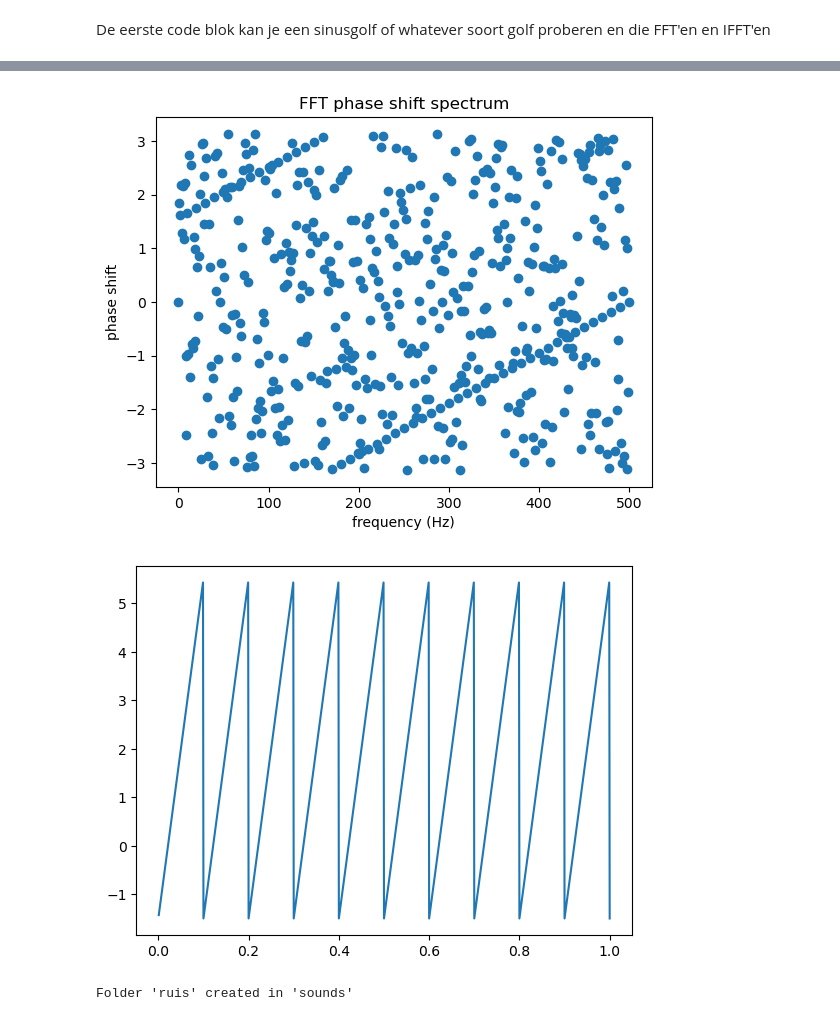
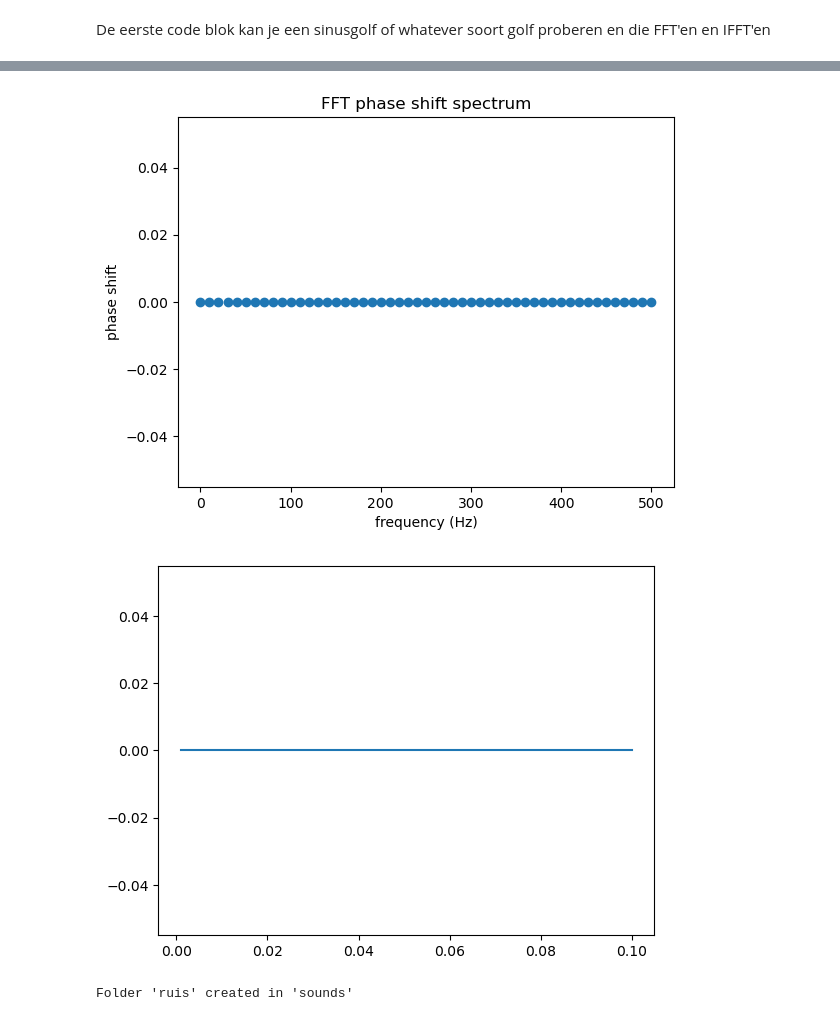
Before and after one commit to TapWhite/PE1, a Jupyter notebook: PE_sessions/PE_session_2/Op_je_pc.ipynb, the cells around one changed output, grey strips where cells are left out. Cells and saved outputs as stored; diff of their text form; code cells hidden in the pictures.

```diff
--- a/PE_sessions/PE_session_2/Op_je_pc.ipynb
+++ b/PE_sessions/PE_session_2/Op_je_pc.ipynb
@@ -309,11 +309,11 @@ De eerste code blok kan je een sinusgolf of whatever soort golf proberen en die
 #
 # Test case 1 -----------------------------------------------
 samplerate = 1000
-frequency =  10
-duration = 1
-x, y= daq.generateWaveform(function='sawtooth', samplerate=samplerate, frequency=frequency, duration=duration, amplitude=3.5, )
+frequency =  0
+duration = 0.1
+x, y= daq.generateWaveform(function='sine', samplerate=samplerate, frequency=frequency, duration=duration, amplitude=1, phase=0)
 
-y= y+2
+y= y
 mask = x < 1.82
 # x = x[mask]
 # y= y[mask]
@@ -353,5 +353,5 @@ plt.show()
-[figure, old version]
+[figure, new version]
-[figure, old version]
+[figure, new version]
 # %%
 # Define the path to the sounds folder
 sounds_folder = 'sounds'
```
Also changed, not shown: parts of 1 cell of this notebook.
